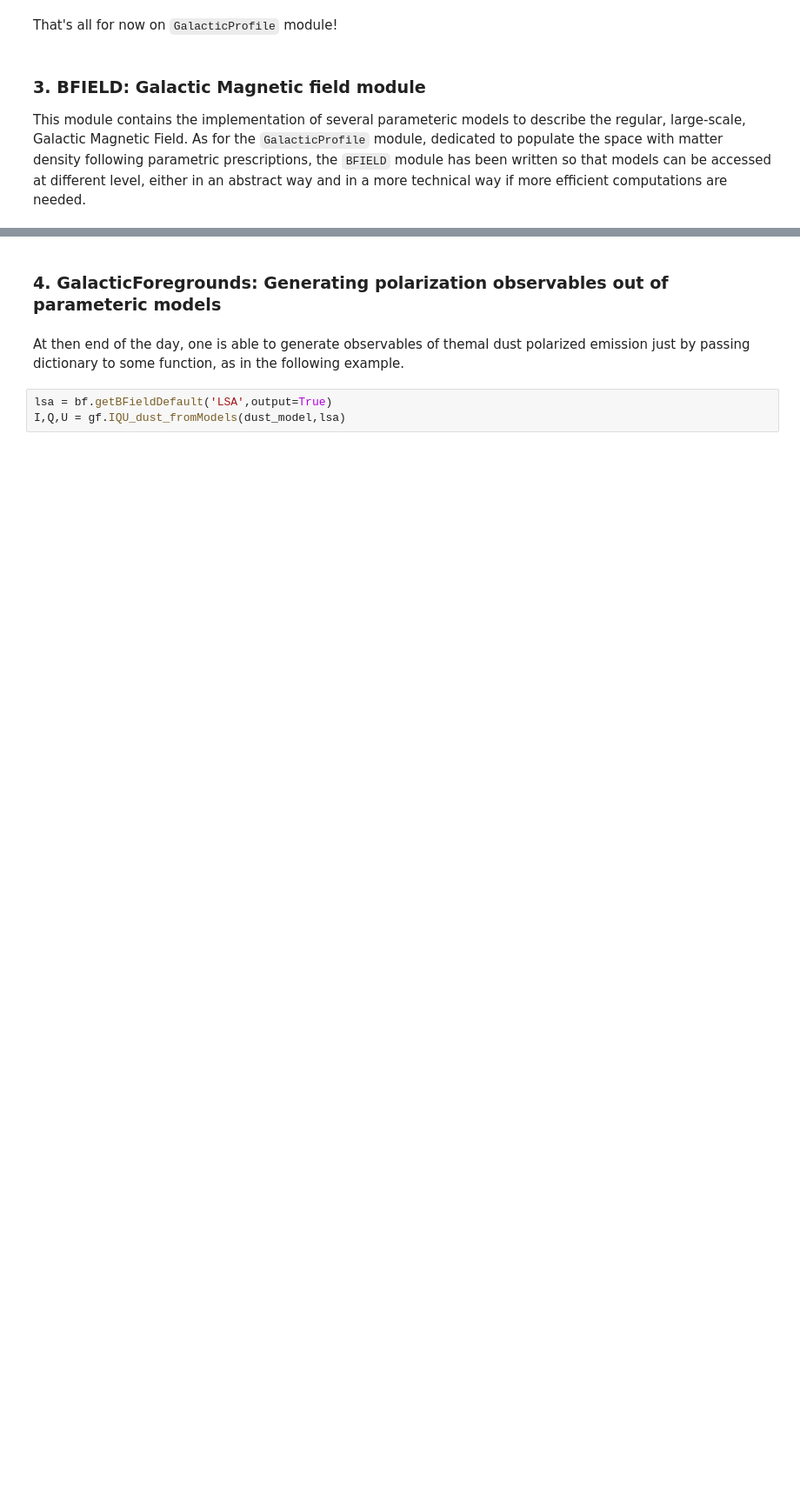
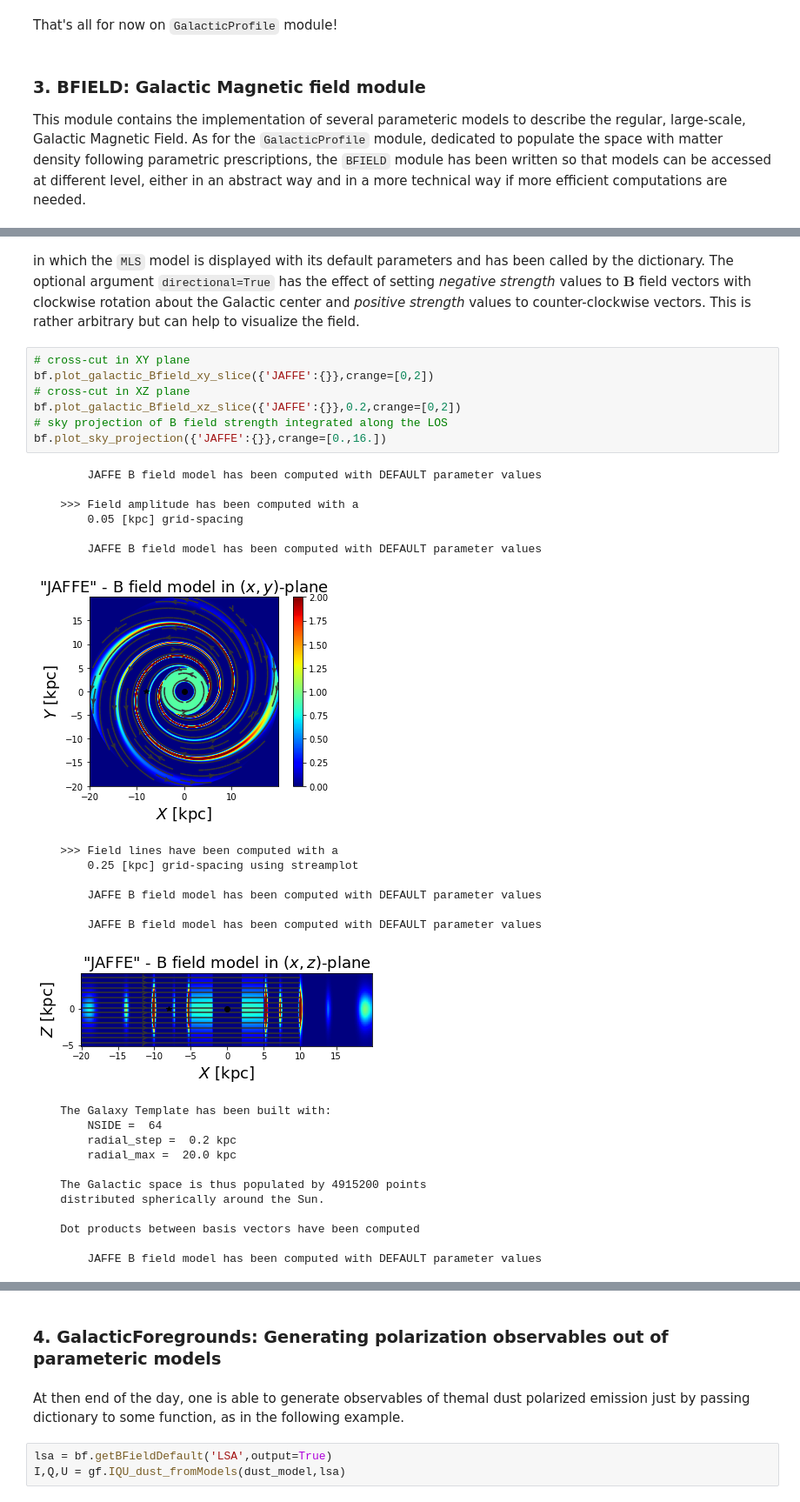
Before and after one commit to vpelgrims/gpempy, a Jupyter notebook: gpempy_overview.ipynb, the cells around one changed output, grey strips where cells are left out. Shown at 87% size. Drawn from its saved outputs; the diff is of its cells as text; blank space fills up the shorter version.

```diff
--- a/gpempy_overview.ipynb
+++ b/gpempy_overview.ipynb
@@ -285,0 +312,35 @@ As for the `GalacticProfile` module, dedicated to populate the space with matter
+# %% [markdown]
+in which the `MLS` model is displayed with its default parameters and has been called by the dictionary. The optional argument `directional=True` has the effect of setting _negative strength_ values to $\mathbf{B}$ field vectors with clockwise rotation about the Galactic center and _positive strength_ values to counter-clockwise vectors. This is rather arbitrary but can help to visualize the field.
+# %%
+# cross-cut in XY plane
+bf.plot_galactic_Bfield_xy_slice({'JAFFE':{}},crange=[0,2])
+# cross-cut in XZ plane
+bf.plot_galactic_Bfield_xz_slice({'JAFFE':{}},0.2,crange=[0,2])
+# sky projection of B field strength integrated along the LOS
+bf.plot_sky_projection({'JAFFE':{}},crange=[0.,16.])
+# %% [output]
+        JAFFE B field model has been computed with DEFAULT parameter values
+
+    >>> Field amplitude has been computed with a
+        0.05 [kpc] grid-spacing
+
+        JAFFE B field model has been computed with DEFAULT parameter values
+[figure, added]
+    >>> Field lines have been computed with a
+        0.25 [kpc] grid-spacing using streamplot
+
+        JAFFE B field model has been computed with DEFAULT parameter values
+
+        JAFFE B field model has been computed with DEFAULT parameter values
+[figure, added]
+    The Galaxy Template has been built with:
+        NSIDE =  64
+        radial_step =  0.2 kpc
+        radial_max =  20.0 kpc
+
+    The Galactic space is thus populated by 4915200 points
+    distributed spherically around the Sun.
+
+    Dot products between basis vectors have been computed
+
+        JAFFE B field model has been computed with DEFAULT parameter values
```
Also changed, not shown: parts of 11 cells of this notebook, 1 other file.
